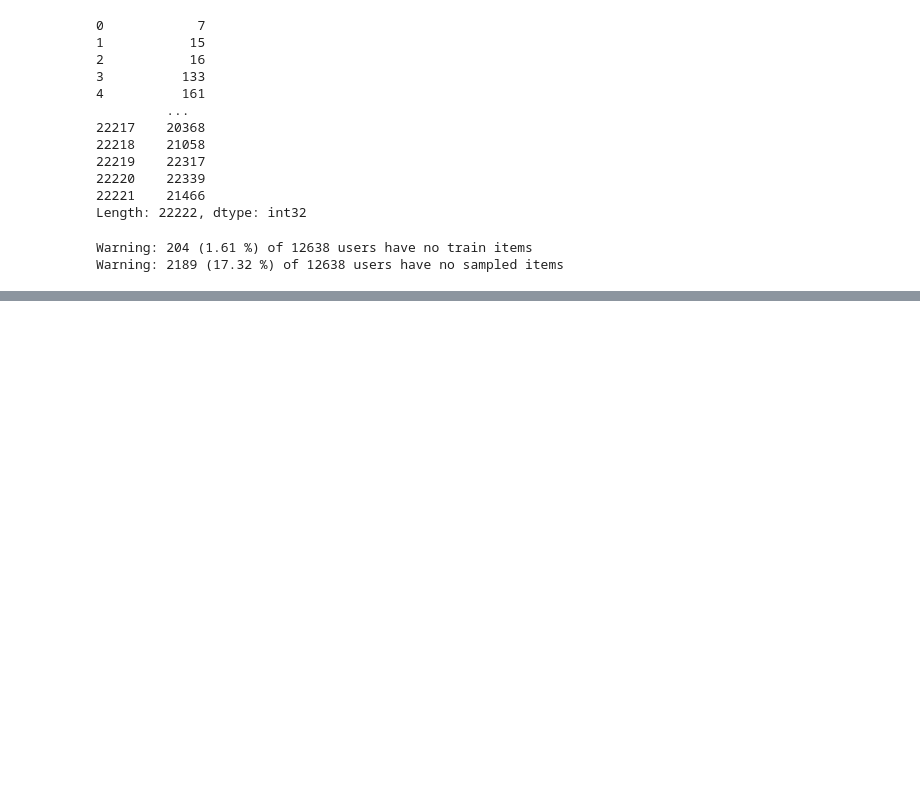
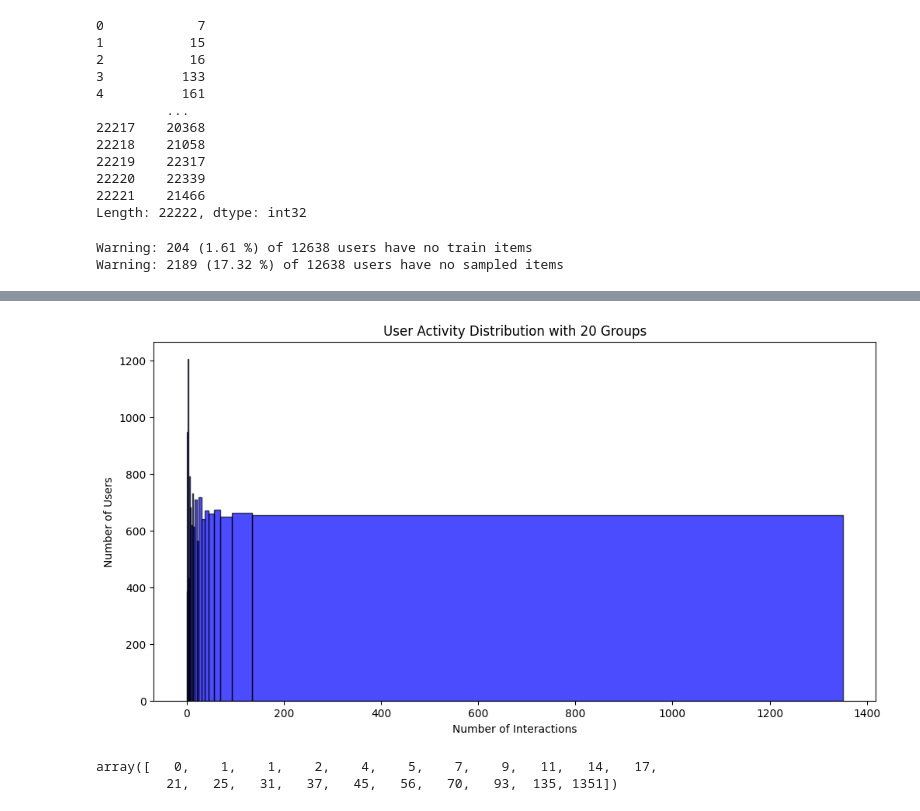
Before and after one commit to Kokcr3ator/RecSys-Competition, a Jupyter notebook: Data Preprocessing.ipynb, the cells around one changed output, grey strips where cells are left out. Cells and saved outputs as stored; diff of their text form; code cells hidden in the pictures; blank space fills up the shorter version.

```diff
--- a/Data Preprocessing.ipynb
+++ b/Data Preprocessing.ipynb
@@ -232,0 +269,24 @@ save_npz('URM_validation.npz', URM_validation)
+# %%
+# Define the number of groups (k)
+k = 20
+
+# Calculate percentiles to determine group boundaries
+percentiles = np.linspace(0, 100, k + 1)
+boundaries = np.percentile(user_activity, percentiles).astype(int)
+
+plt.figure(figsize=(12, 6))
+
+# Create a bar chart with the groups
+plt.hist(user_activity, bins=boundaries, color='blue', edgecolor='black', alpha=0.7)
+
+plt.title(f'User Activity Distribution with {k} Groups')
+plt.xlabel('Number of Interactions')
+plt.ylabel('Number of Users')
+plt.show()
+# %% [output]
+[figure, added]
+# %%
+boundaries
+# %% [output]
+array([   0,    1,    1,    2,    4,    5,    7,    9,   11,   14,   17,
+         21,   25,   31,   37,   45,   56,   70,   93,  135, 1351])
```
Also changed, not shown: parts of 25 cells of this notebook.
